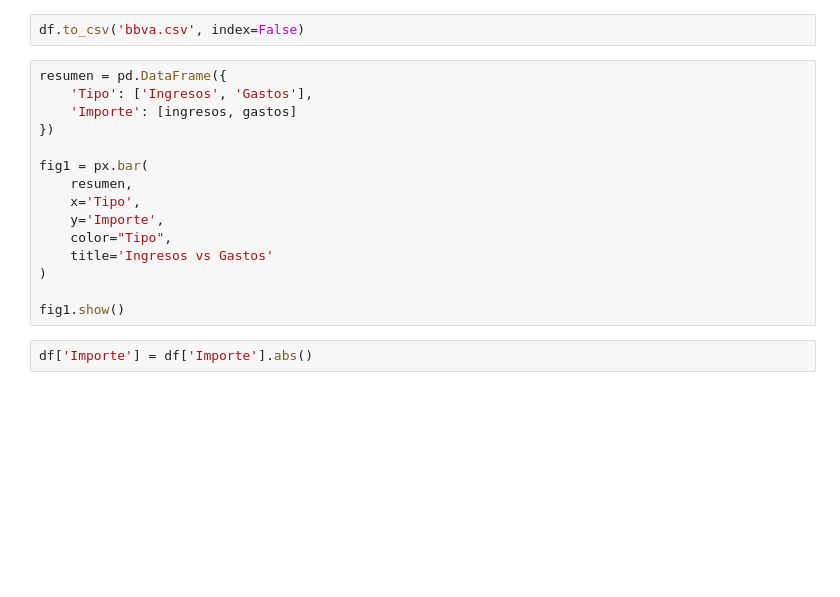
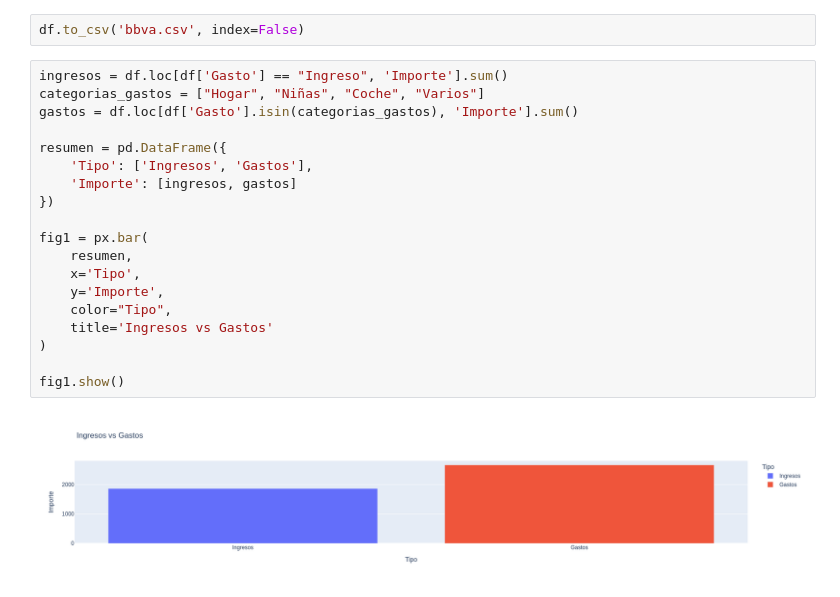
Before and after one commit to nacholandin/Gasto-banco, a Jupyter notebook: Source/Gastos BBVA.ipynb, the cells around one changed output. Cells and saved outputs as stored; diff of their text form; blank space fills up the shorter version.

```diff
--- a/Source/Gastos BBVA.ipynb
+++ b/Source/Gastos BBVA.ipynb
@@ -60,20 +65,24 @@ df.describe()
 # %%
 df.to_csv('bbva.csv', index=False)
 # %%
+ingresos = df.loc[df['Gasto'] == "Ingreso", 'Importe'].sum()
+categorias_gastos = ["Hogar", "Niñas", "Coche", "Varios"]
+gastos = df.loc[df['Gasto'].isin(categorias_gastos), 'Importe'].sum()
+
 resumen = pd.DataFrame({
     'Tipo': ['Ingresos', 'Gastos'],
     'Importe': [ingresos, gastos]
 })
 
 fig1 = px.bar(
     resumen,
     x='Tipo',
     y='Importe',
     color="Tipo",
     title='Ingresos vs Gastos'
 )
 
 fig1.show()
+# %% [output]
+[figure, added]
-# %%
-df['Importe'] = df['Importe'].abs()
 # %%
```
Also changed, not shown: parts of 9 cells of this notebook, 3 other files.
